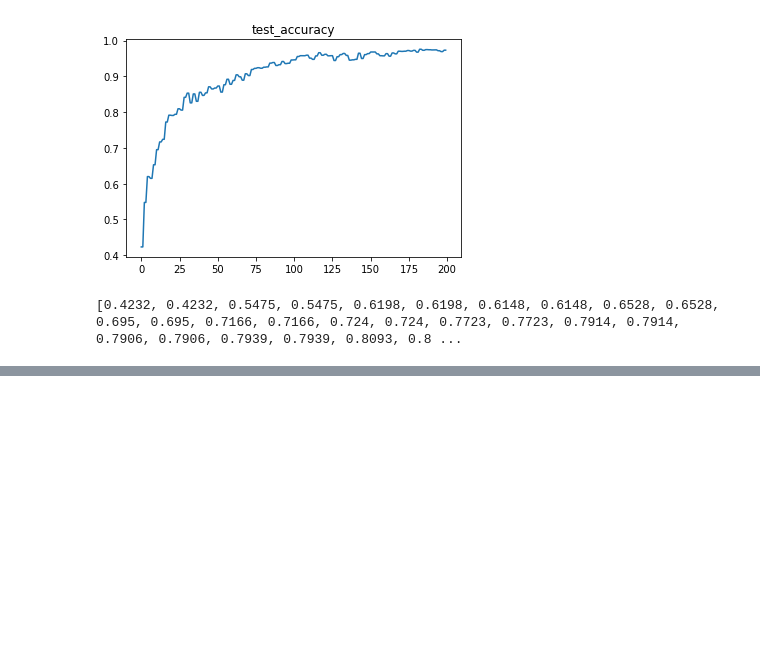
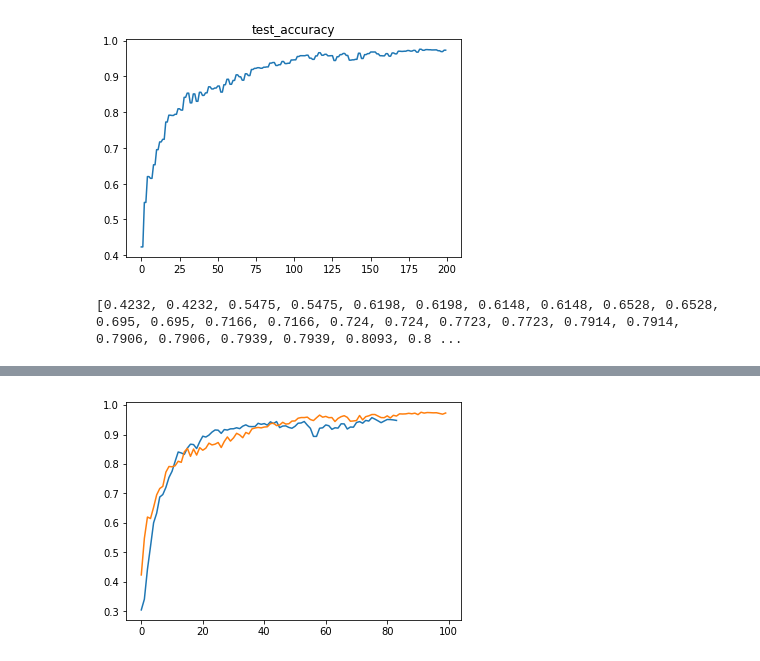
Before and after one commit to Razcle/active_learning, a Jupyter notebook: active_learning_baseline_gpu.ipynb, the cells around one changed output, grey strips where cells are left out. Cells and saved outputs as stored; diff of their text form; code cells hidden in the pictures; blank space fills up the shorter version.

```diff
--- a/active_learning_baseline_gpu.ipynb
+++ b/active_learning_baseline_gpu.ipynb
@@ -176,0 +186,9 @@ epoch: 99 test_accuracy 0.9731
+# %%
+b=[0.3044,0.3407,0.4423,0.5201,0.6002,0.6327,0.6877,0.6962,0.7204,0.7542,0.775,0.8087,0.8407,0.8375,0.8326,0.8542,0.8672
+,0.8659,0.8523,0.8754,0.8944,0.8915,0.898,0.9083,0.9155,0.9148,0.904,0.9169,0.9152,0.9193,0.9196,0.923,0.92,0.9284,0.9329
+,0.9274,0.9269,0.9273,0.9381,0.9347,0.9371,0.9319,0.9432,0.9373,0.9441,0.9235,0.9288,0.9294,0.9241,0.9213,0.9279,0.9384
+,0.9393,0.9443,0.9319,0.9211,0.8937,0.8936,0.9214,0.9228,0.9326,0.9299,0.9177,0.9229,0.9218,0.9365,0.9361,0.9187,0.9255
+,0.9249,0.9408,0.9439,0.9385,0.948,0.9457,0.9574,0.9523,0.9465,0.9403,0.9458,0.9511,0.9508,0.9497,0.9479]
+
+for index,i in enumerate(b):
+    print(index,i)
@@ -176,0 +213,6 @@ epoch: 99 test_accuracy 0.9731
+# %%
+plt.plot(b)
+plt.plot(yo)
+plt.show()
+# %% [output]
+[figure, added]
```
Also changed, not shown: parts of 2 cells of this notebook, 3 other files.
